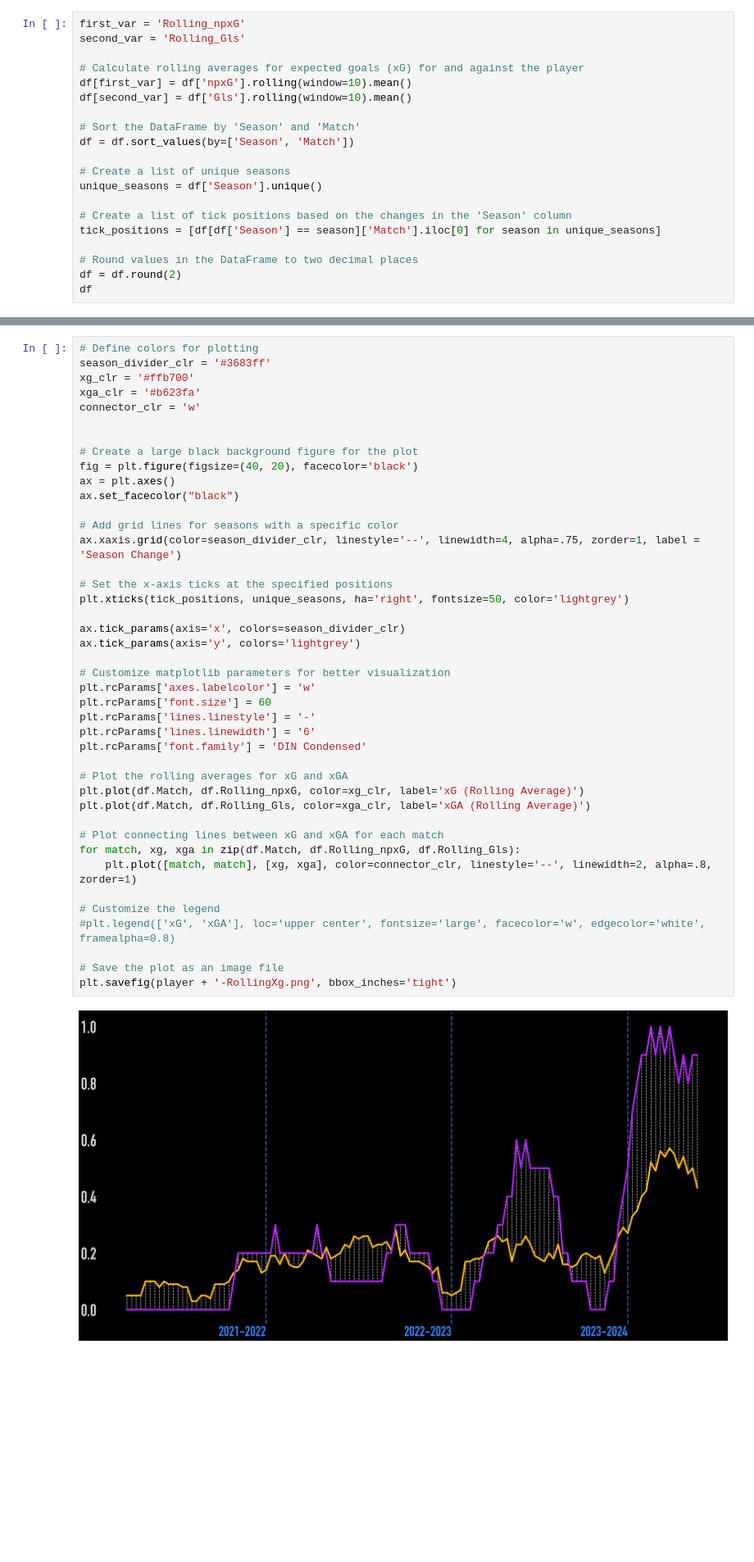
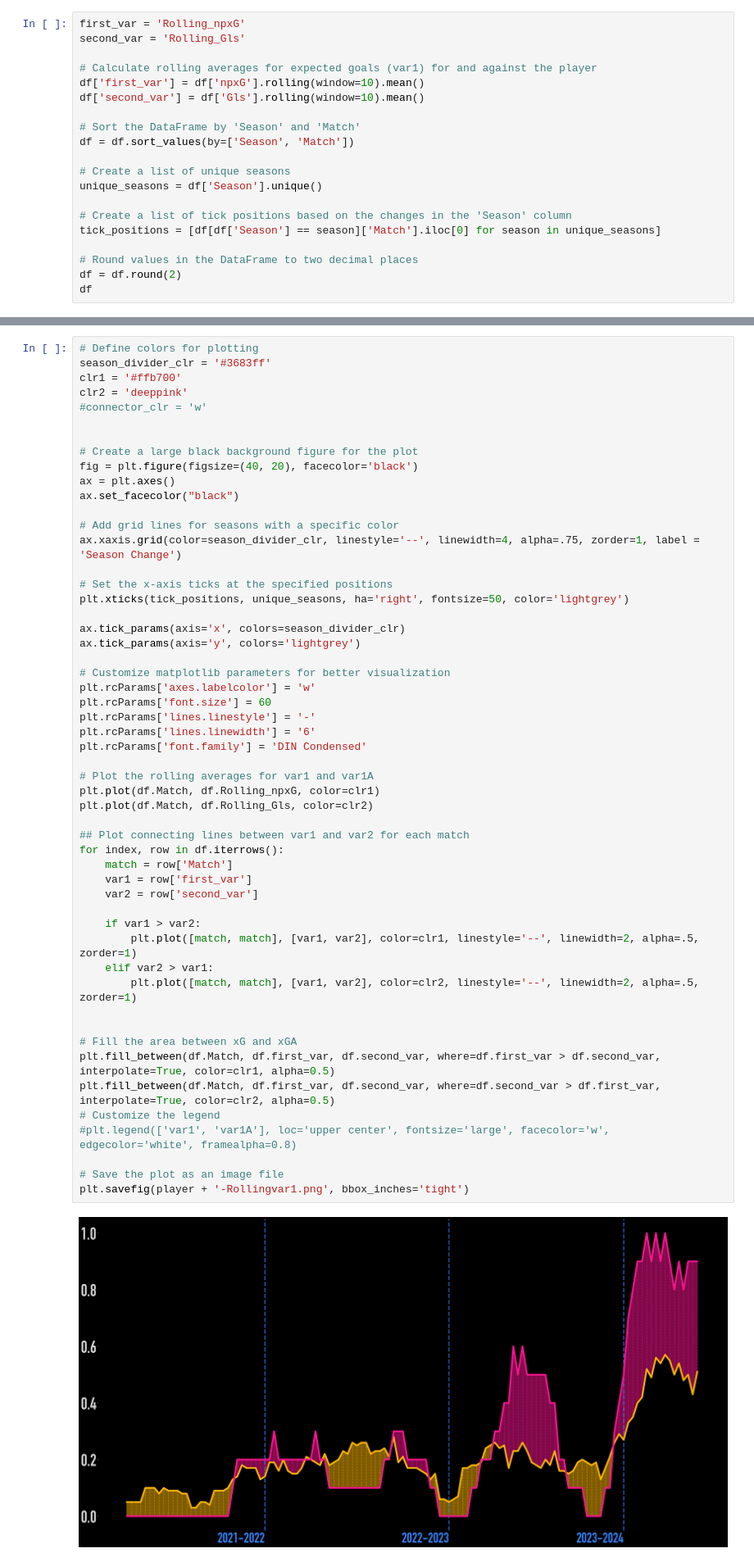
Before and after one commit to mhassan2048/RollingXG, a Jupyter notebook: rollingXG_player.ipynb, the cells around one changed output, grey strips where cells are left out. Shown at 82% size. Drawn from its saved outputs; the diff is of its cells as text; blank space fills up the shorter version.

```diff
--- a/rollingXG_player.ipynb
+++ b/rollingXG_player.ipynb
@@ -63,9 +78,9 @@ df
 first_var = 'Rolling_npxG'
 second_var = 'Rolling_Gls'
 
-# Calculate rolling averages for expected goals (xG) for and against the player
-df[first_var] = df['npxG'].rolling(window=10).mean()
-df[second_var] = df['Gls'].rolling(window=10).mean()
+# Calculate rolling averages for expected goals (var1) for and against the player
+df['first_var'] = df['npxG'].rolling(window=10).mean()
+df['second_var'] = df['Gls'].rolling(window=10).mean()
 
 # Sort the DataFrame by 'Season' and 'Match'
 df = df.sort_values(by=['Season', 'Match'])
@@ -96,44 +111,55 @@ df
 # %%
 # Define colors for plotting
 season_divider_clr = '#3683ff'
-xg_clr = '#ffb700'
-xga_clr = '#b623fa'
-connector_clr = 'w'
+clr1 = '#ffb700'
+clr2 = 'deeppink'
+#connector_clr = 'w'
 
 
 # Create a large black background figure for the plot
 fig = plt.figure(figsize=(40, 20), facecolor='black')
 ax = plt.axes()
 ax.set_facecolor("black")
 
 # Add grid lines for seasons with a specific color
 ax.xaxis.grid(color=season_divider_clr, linestyle='--', linewidth=4, alpha=.75, zorder=1, label = 'Season Change')
 
 # Set the x-axis ticks at the specified positions
 plt.xticks(tick_positions, unique_seasons, ha='right', fontsize=50, color='lightgrey')
 
 ax.tick_params(axis='x', colors=season_divider_clr)
 ax.tick_params(axis='y', colors='lightgrey')
 
 # Customize matplotlib parameters for better visualization
 plt.rcParams['axes.labelcolor'] = 'w'
 plt.rcParams['font.size'] = 60
 plt.rcParams['lines.linestyle'] = '-'
 plt.rcParams['lines.linewidth'] = '6'
 plt.rcParams['font.family'] = 'DIN Condensed'
 
-# Plot the rolling averages for xG and xGA
-plt.plot(df.Match, df.Rolling_npxG, color=xg_clr, label='xG (Rolling Average)')
-plt.plot(df.Match, df.Rolling_Gls, color=xga_clr, label='xGA (Rolling Average)')
+# Plot the rolling averages for var1 and var1A
+plt.plot(df.Match, df.Rolling_npxG, color=clr1)
+plt.plot(df.Match, df.Rolling_Gls, color=clr2)
 
-# Plot connecting lines between xG and xGA for each match
-for match, xg, xga in zip(df.Match, df.Rolling_npxG, df.Rolling_Gls):
-    plt.plot([match, match], [xg, xga], color=connector_clr, linestyle='--', linewidth=2, alpha=.8, zorder=1)
+## Plot connecting lines between var1 and var2 for each match
+for index, row in df.iterrows():
+    match = row['Match']
+    var1 = row['first_var']
+    var2 = row['second_var']
 
+    if var1 > var2:
+        plt.plot([match, match], [var1, var2], color=clr1, linestyle='--', linewidth=2, alpha=.5, zorder=1)
+    elif var2 > var1:
+        plt.plot([match, match], [var1, var2], color=clr2, linestyle='--', linewidth=2, alpha=.5, zorder=1)
+
+
+# Fill the area between xG and xGA
+plt.fill_between(df.Match, df.first_var, df.second_var, where=df.first_var > df.second_var, interpolate=True, color=clr1, alpha=0.5)
+plt.fill_between(df.Match, df.first_var, df.second_var, where=df.second_var > df.first_var, interpolate=True, color=clr2, alpha=0.5)
 # Customize the legend
-#plt.legend(['xG', 'xGA'], loc='upper center', fontsize='large', facecolor='w', edgecolor='white', framealpha=0.8)
+#plt.legend(['var1', 'var1A'], loc='upper center', fontsize='large', facecolor='w', edgecolor='white', framealpha=0.8)
 
 # Save the plot as an image file
-plt.savefig(player + '-RollingXg.png', bbox_inches='tight')
+plt.savefig(player + '-Rollingvar1.png', bbox_inches='tight')
 # %% [output]
-[figure, old version]
+[figure, new version]
```
Also changed, not shown: parts of 3 cells of this notebook, 16 other files.
